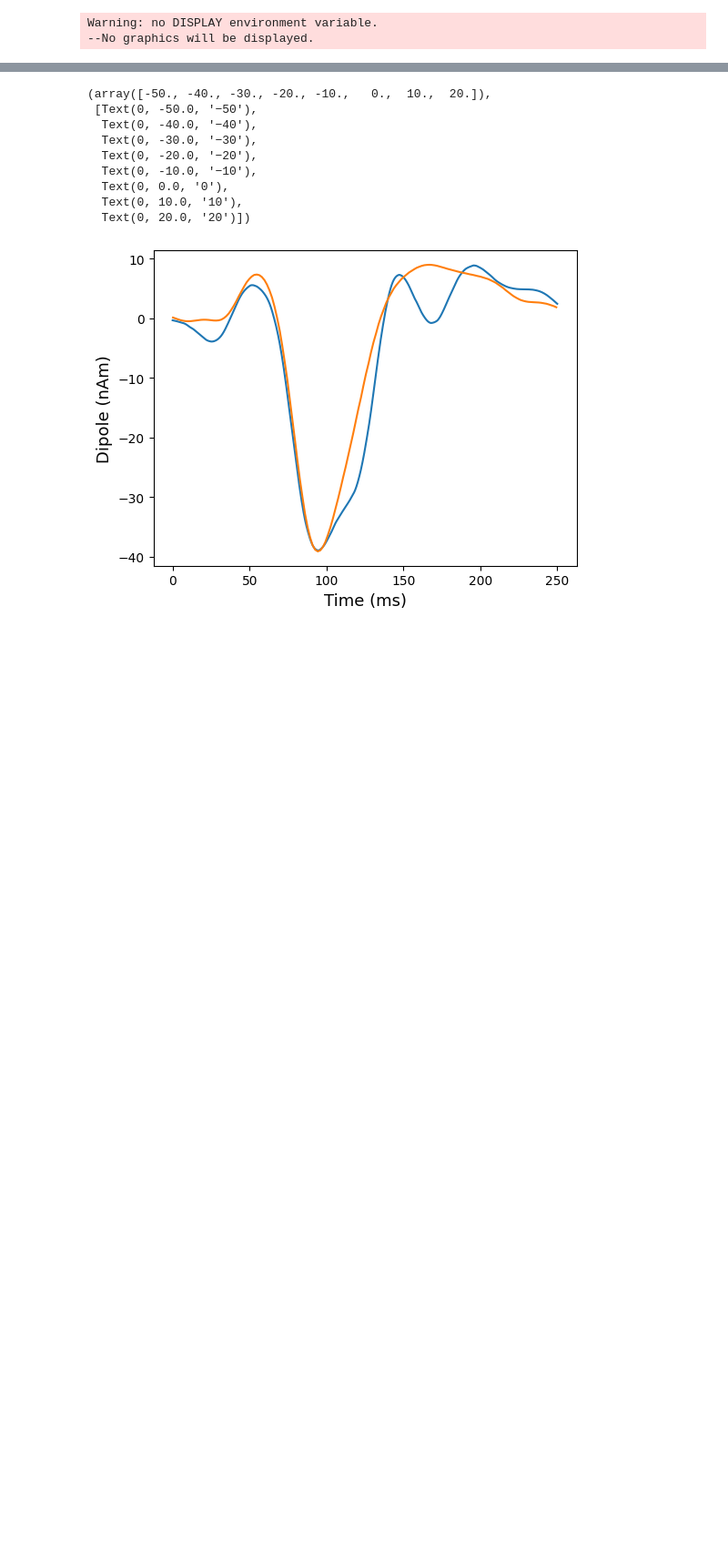
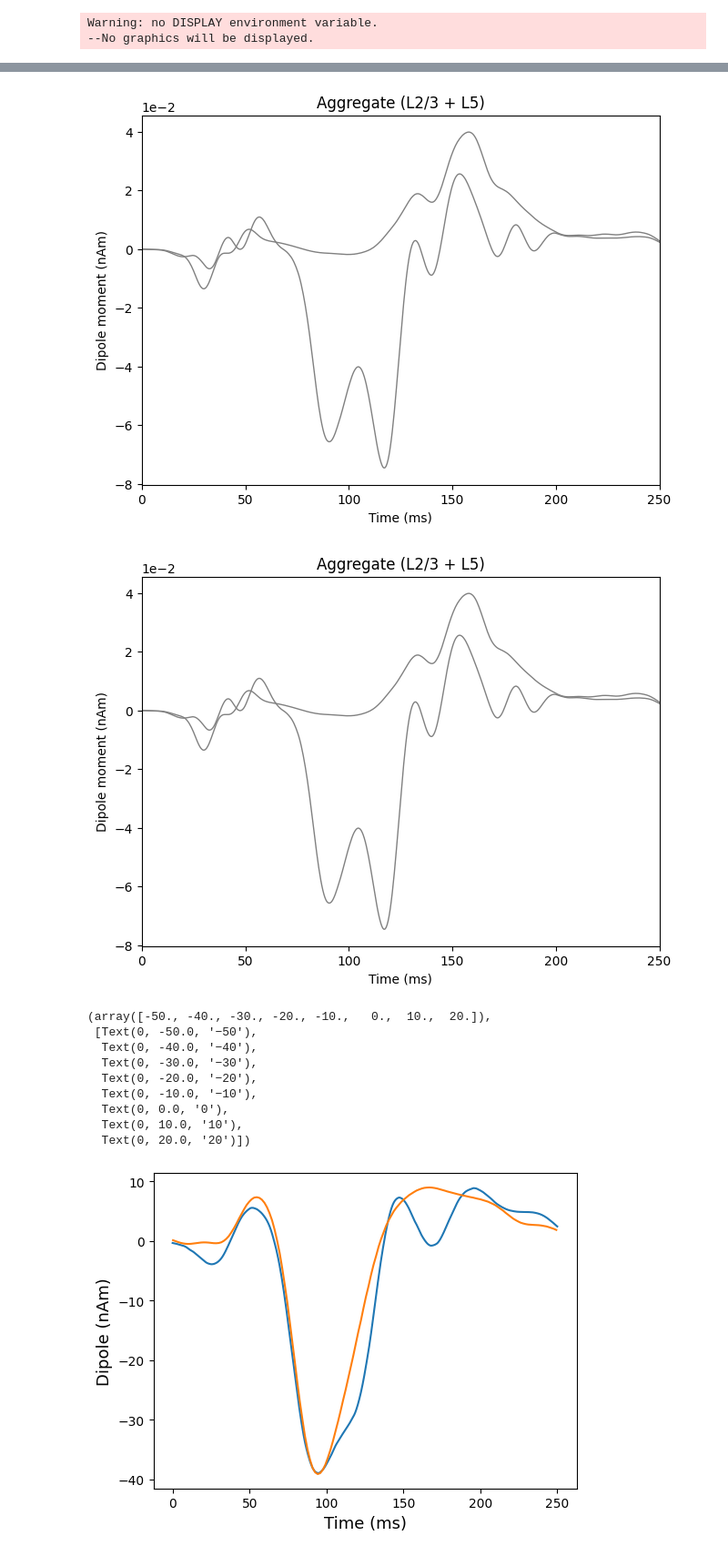
Before and after one commit to ntolley/hnn_jove, a Jupyter notebook: notebooks/synthetic_aep_biomarker.ipynb, the cells around one changed output, grey strips where cells are left out. Shown at 91% size. Cells and saved outputs as stored; diff of their text form; code cells hidden in the pictures; blank space fills up the shorter version.

```diff
--- a/notebooks/synthetic_aep_biomarker.ipynb
+++ b/notebooks/synthetic_aep_biomarker.ipynb
@@ -17,7 +17,7 @@ Warning: no DISPLAY environment variable.
 from hnn_core import read_network_configuration
 
 net = read_network_configuration('../data/opt_baseline_config.json')
-dpl = simulate_dipole(net, tstop=250, dt=0.025, n_trials=1)
+dpl = simulate_dipole(net, tstop=250, dt=0.5, n_trials=1)
 # %% [output]
 Joblib will run 1 trial(s) in parallel by distributing trials over 1 jobs.
 Loading custom mechanism files from /users/ntolley/.conda/envs/jaxley2/lib/python3.11/site-packages/hnn_core/mod/x86_64/libnrnmech.so
@@ -36,3 +36,9 @@ Trial 1: 210.0 ms...
 Trial 1: 220.0 ms...
 Trial 1: 230.0 ms...
 Trial 1: 240.0 ms...
+# %%
+net2 = net.copy()
+# net2.external_drives['evprox1']['dynamics']['sigma'] = 1
+net2.external_drives['evdist1']['dynamics']['sigma'] = 10000
+# %%
+dpl2 = simulate_dipole(net2, tstop=250, dt=0.5, n_trials=1)
@@ -39,3 +63,8 @@ Trial 1: 240.0 ms...
+# %%
+plot_dipole([dpl[0].copy().smooth(20), dpl2[0].copy().smooth(20)])
+# %% [output]
+[figure, added]
+[figure, added]
 # %%
 labelsize = 13
 ticksize = 10
```
Also changed, not shown: parts of 2 cells of this notebook, 4 other files.
